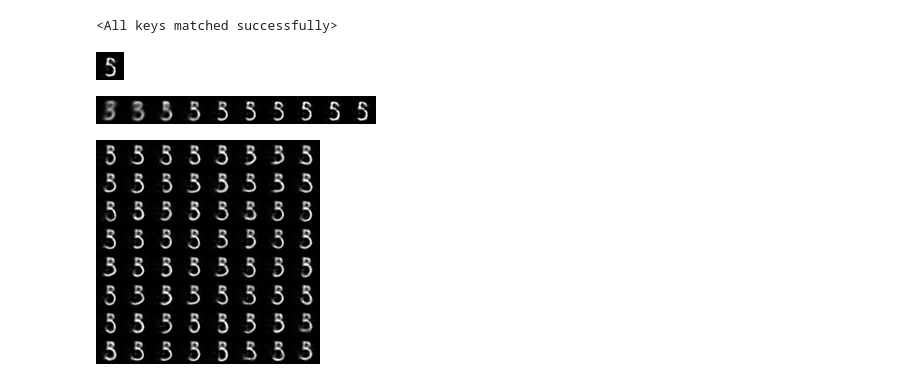
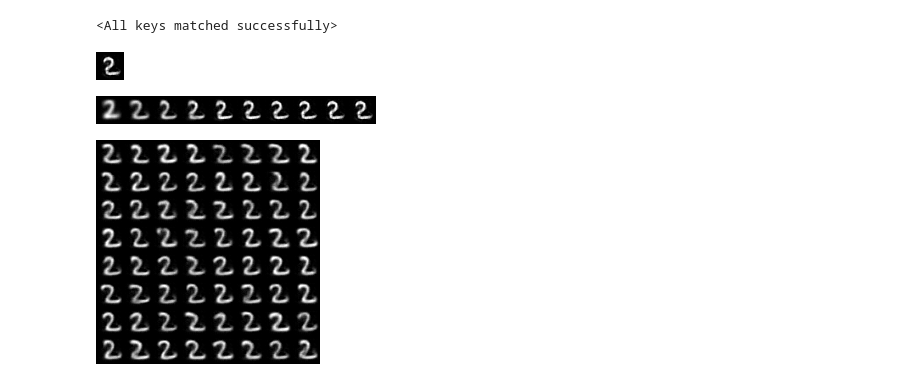
Before and after one commit to unixpickle/vq-draw, a Jupyter notebook: mnist_demo.ipynb, the cells around one changed output. Saved outputs shown, nothing was run; the diff lists cells and outputs as text; code cells hidden in the pictures.

```diff
--- a/mnist_demo.ipynb
+++ b/mnist_demo.ipynb
@@ -17,12 +17,11 @@ def display_image(arr):
 #
 # This model has 10 stages, where each stage
 # chooses from 64 options.
-inner_encoder = Encoder(shape=(1, 28, 28),
-                        options=64,
-                        refiner=MNISTRefiner(64, 10),
-                        loss_fn=MSELoss(),
-                        num_stages=10)
-encoder = SegmentedEncoder([inner_encoder])
+encoder = Encoder(shape=(1, 28, 28),
+                  options=64,
+                  refiner=MNISTRefiner(64, 10),
+                  loss_fn=MSELoss(),
+                  num_stages=10)
 encoder.load_state_dict(torch.load('mnist_model.pt', map_location='cpu'))
 # %% [output]
 <All keys matched successfully>
@@ -31,32 +30,32 @@ encoder.load_state_dict(torch.load('mnist_model.pt', map_location='cpu'))
 # numbers between 0 and 64.
 #
 # Let's make an arbitrarily chosen latent code.
-latents = torch.tensor([5, 10, 15, 20, 25, 30, 35, 40, 45, 50], dtype=torch.long)
+latents = torch.tensor([0, 10, 15, 20, 25, 30, 35, 40, 45, 50], dtype=torch.long)
 # %%
 # The decode() method on our model allows us to
 # produce an image for a latent code.
 image = encoder.decode(latents[None])[0]
 display_image(image.detach().numpy())
 # %% [output]
-[figure, old version]
+[figure, new version]
 # %%
 # We can also try decoding the image stage by stage
 # to see how each stage modifies the output.
-images = torch.cat([inner_encoder.decode(latents[None], num_stages=i+1) for i in range(10)])
+images = torch.cat([encoder.decode(latents[None], num_stages=i+1) for i in range(10)])
 display_image(np.concatenate(images.detach().numpy(), axis=-1))
 # %% [output]
-[figure, old version]
+[figure, new version]
 # %%
 # The model works by proposing 64 different changes
 # at each stage. Let's take a look at the options it
 # proposed in the third stage.
-stage = 5
-partial_image = inner_encoder.decode(latents[None], num_stages=stage-1)
-proposals = inner_encoder.apply_stage(stage-1, partial_image)[0]
+stage = 3
+partial_image = encoder.decode(latents[None], num_stages=stage-1)
+proposals = encoder.apply_stage(stage-1, partial_image)[0]
 
 # Create an 8x8 grid for the 64 proposals.
 grid = proposals.view(8, 8, 1, 28, 28).detach().numpy()
 image = np.concatenate(np.concatenate(grid, axis=-2), axis=-1)
 display_image(image)
 # %% [output]
-[figure, old version]
+[figure, new version]
```
Also changed, not shown: 2 other files.
